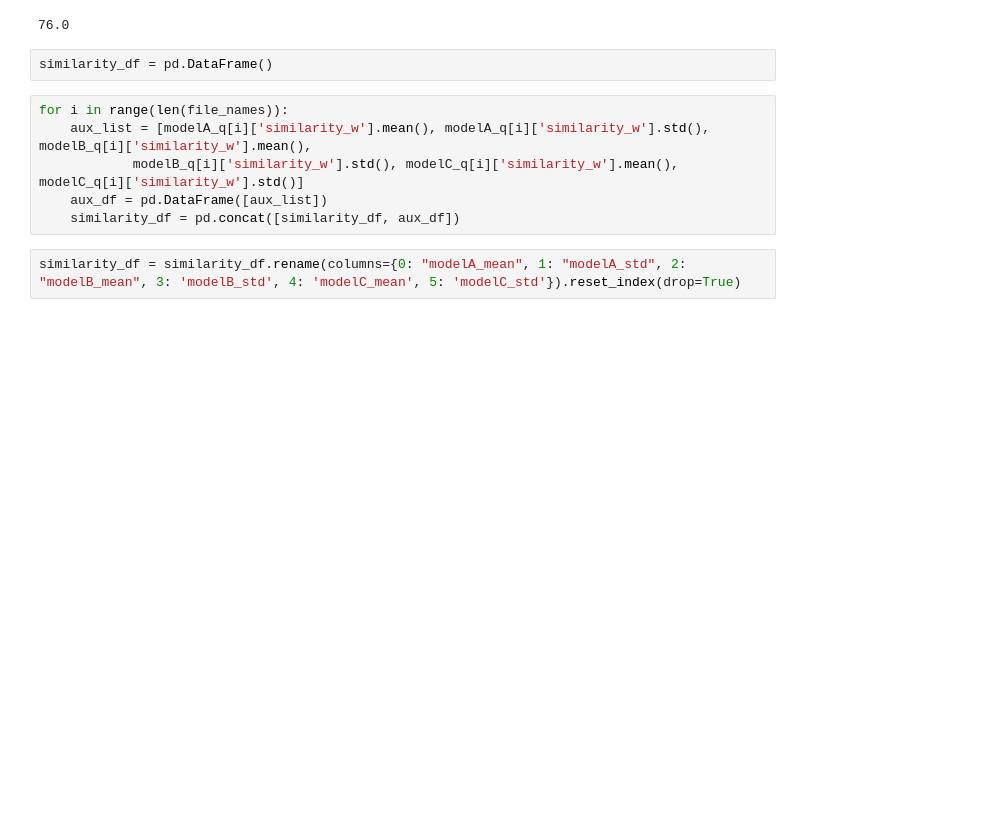
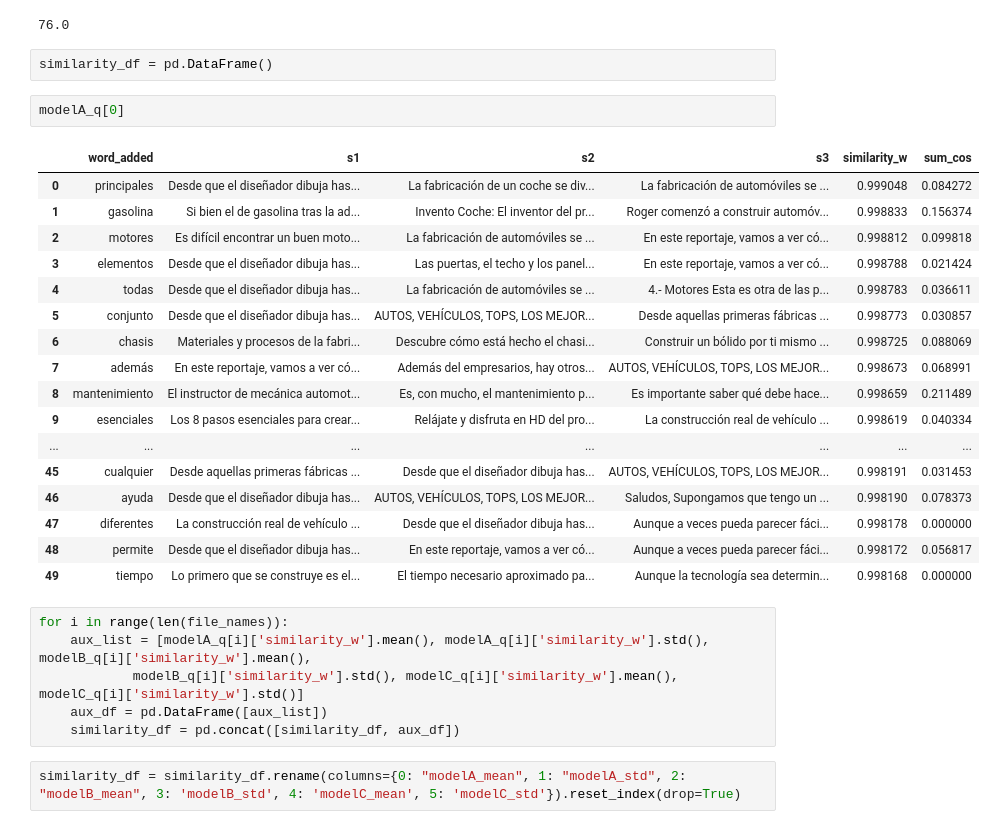
Before and after one commit to eidepozo/expansion_semantica, a Jupyter notebook: 05_evaluacion_metricas.ipynb, the cells around one changed output. Drawn from its saved outputs; the diff is of its cells as text; blank space fills up the shorter version.

```diff
--- a/05_evaluacion_metricas.ipynb
+++ b/05_evaluacion_metricas.ipynb
@@ -217,6 +233,26 @@ len(modelA_q[0][modelA_q[0]['sum_cos']<= df.iloc[0][5]].index)/len(modelA_q[0].i
 76.0
 # %%
 similarity_df = pd.DataFrame()
+# %%
+modelA_q[0]
+# %% [output]
+|  | word_added | s1 | s2 | s3 | similarity_w | sum_cos |
+| 0 | principales | Desde que el diseñador dibuja has... | La fabricación de un coche se div... | La fabricación de automóviles se ... | 0.999048 | 0.084272 |
+| 1 | gasolina | Si bien el de gasolina tras la ad... | Invento Coche: El inventor del pr... | Roger comenzó a construir automóv... | 0.998833 | 0.156374 |
+| 2 | motores | Es difícil encontrar un buen moto... | La fabricación de automóviles se ... | En este reportaje, vamos a ver có... | 0.998812 | 0.099818 |
+| 3 | elementos | Desde que el diseñador dibuja has... | Las puertas, el techo y los panel... | En este reportaje, vamos a ver có... | 0.998788 | 0.021424 |
+| 4 | todas | Desde que el diseñador dibuja has... | La fabricación de automóviles se ... | 4.- Motores Esta es otra de las p... | 0.998783 | 0.036611 |
+| 5 | conjunto | Desde que el diseñador dibuja has... | AUTOS, VEHÍCULOS, TOPS, LOS MEJOR... | Desde aquellas primeras fábricas ... | 0.998773 | 0.030857 |
+| 6 | chasis | Materiales y procesos de la fabri... | Descubre cómo está hecho el chasi... | Construir un bólido por ti mismo ... | 0.998725 | 0.088069 |
+| 7 | además | En este reportaje, vamos a ver có... | Además del empresarios, hay otros... | AUTOS, VEHÍCULOS, TOPS, LOS MEJOR... | 0.998673 | 0.068991 |
+| 8 | mantenimiento | El instructor de mecánica automot... | Es, con mucho, el mantenimiento p... | Es importante saber qué debe hace... | 0.998659 | 0.211489 |
+| 9 | esenciales | Los 8 pasos esenciales para crear... | Relájate y disfruta en HD del pro... | La construcción real de vehículo ... | 0.998619 | 0.040334 |
+| ... | ... | ... | ... | ... | ... | ... |
+| 45 | cualquier | Desde aquellas primeras fábricas ... | Desde que el diseñador dibuja has... | AUTOS, VEHÍCULOS, TOPS, LOS MEJOR... | 0.998191 | 0.031453 |
+| 46 | ayuda | Desde que el diseñador dibuja has... | AUTOS, VEHÍCULOS, TOPS, LOS MEJOR... | Saludos, Supongamos que tengo un ... | 0.998190 | 0.078373 |
+| 47 | diferentes | La construcción real de vehículo ... | Desde que el diseñador dibuja has... | Aunque a veces pueda parecer fáci... | 0.998178 | 0.000000 |
+| 48 | permite | Desde que el diseñador dibuja has... | En este reportaje, vamos a ver có... | Aunque a veces pueda parecer fáci... | 0.998172 | 0.056817 |
+| 49 | tiempo | Lo primero que se construye es el... | El tiempo necesario aproximado pa... | Aunque la tecnología sea determin... | 0.998168 | 0.000000 |
 # %%
 for i in range(len(file_names)):
     aux_list = [modelA_q[i]['similarity_w'].mean(), modelA_q[i]['similarity_w'].std(), modelB_q[i]['similarity_w'].mean(),
```
Also changed, not shown: parts of 12 cells of this notebook, 9 other files.
